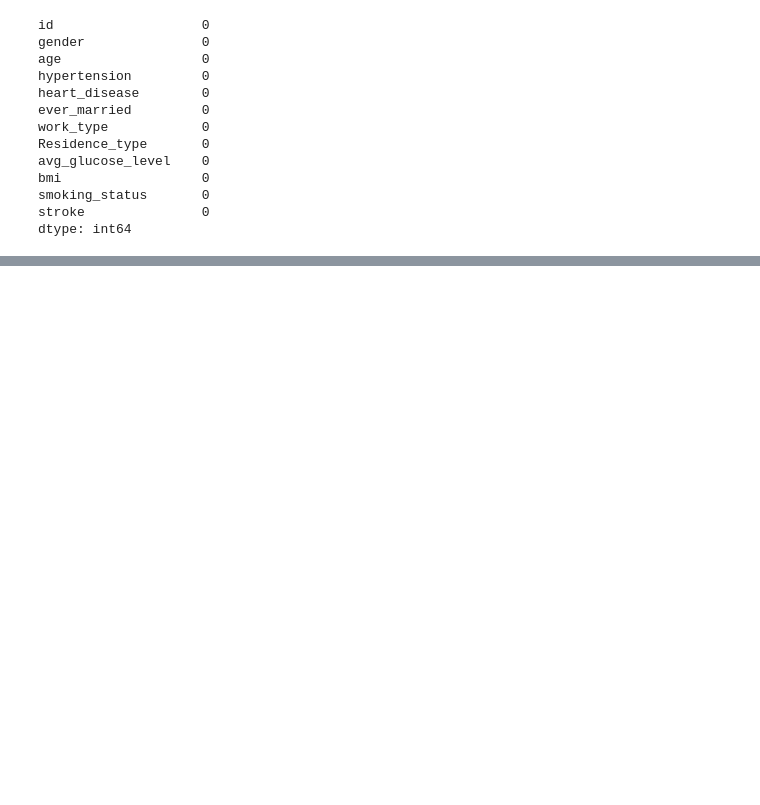
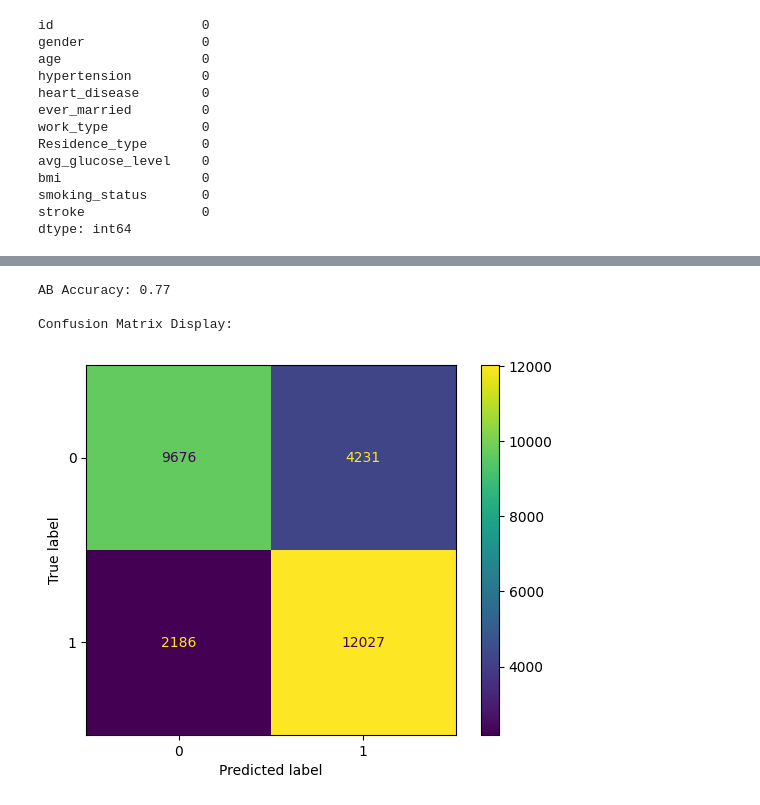
Before and after one commit to DavEspo/Stroke-Prediction, a Jupyter notebook: Phase2.ipynb, the cells around one changed output, grey strips where cells are left out. Drawn from its saved outputs; the diff is of its cells as text; code cells hidden in the pictures; blank space fills up the shorter version.

```diff
--- a/Phase2.ipynb
+++ b/Phase2.ipynb
@@ -837,0 +847,23 @@ coef
+# %%
+# Information Based Learning: Boosting
+from sklearn.ensemble import AdaBoostClassifier
+from sklearn.tree import DecisionTreeClassifier
+
+Abc=AdaBoostClassifier(n_estimators=4)
+Abc.fit(X_train, Y_train)
+y_pred=Abc.predict(X_test)
+print("AB Accuracy: {0:.2f}".format(accuracy_score(Y_test, y_pred)))
+
+cm=confusion_matrix(Y_test, y_pred)
+cm_df=pd.DataFrame(cm)
+cm_df
+
+print("\nConfusion Matrix Display:")
+CM_DF_Disp=ConfusionMatrixDisplay(confusion_matrix=cm, display_labels=Abc.classes_)
+CM_DF_Disp.plot()
+plt.show()
+# %% [output]
+AB Accuracy: 0.77
+
+Confusion Matrix Display:
+[figure, added]
```
Also changed, not shown: parts of 7 cells of this notebook.
